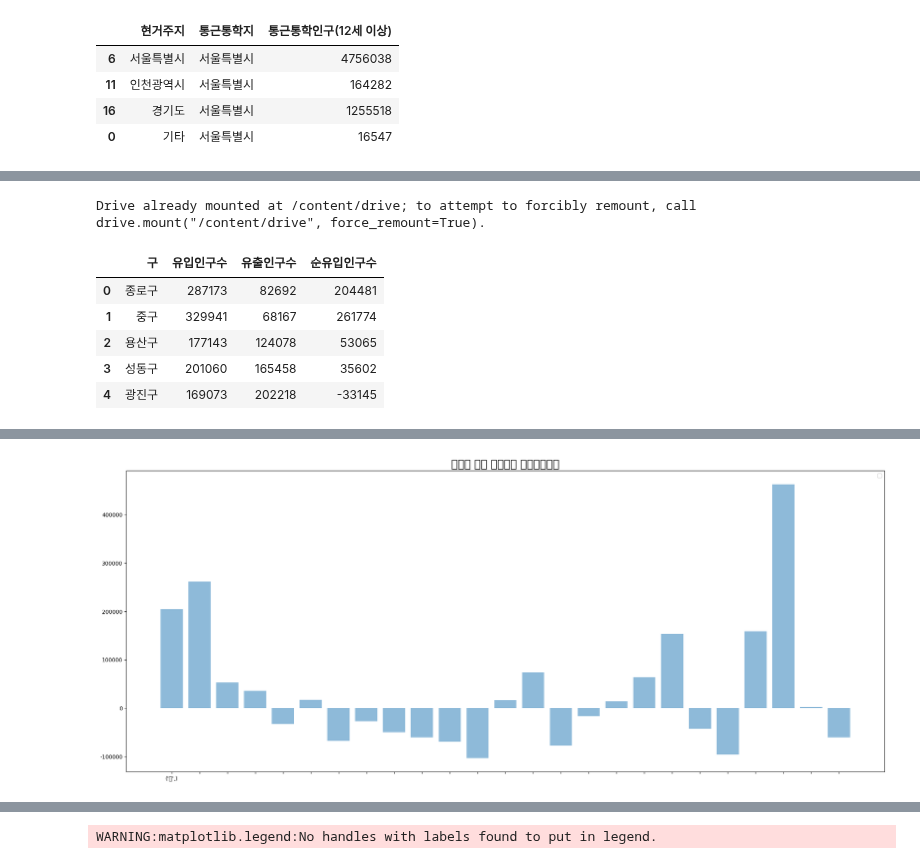
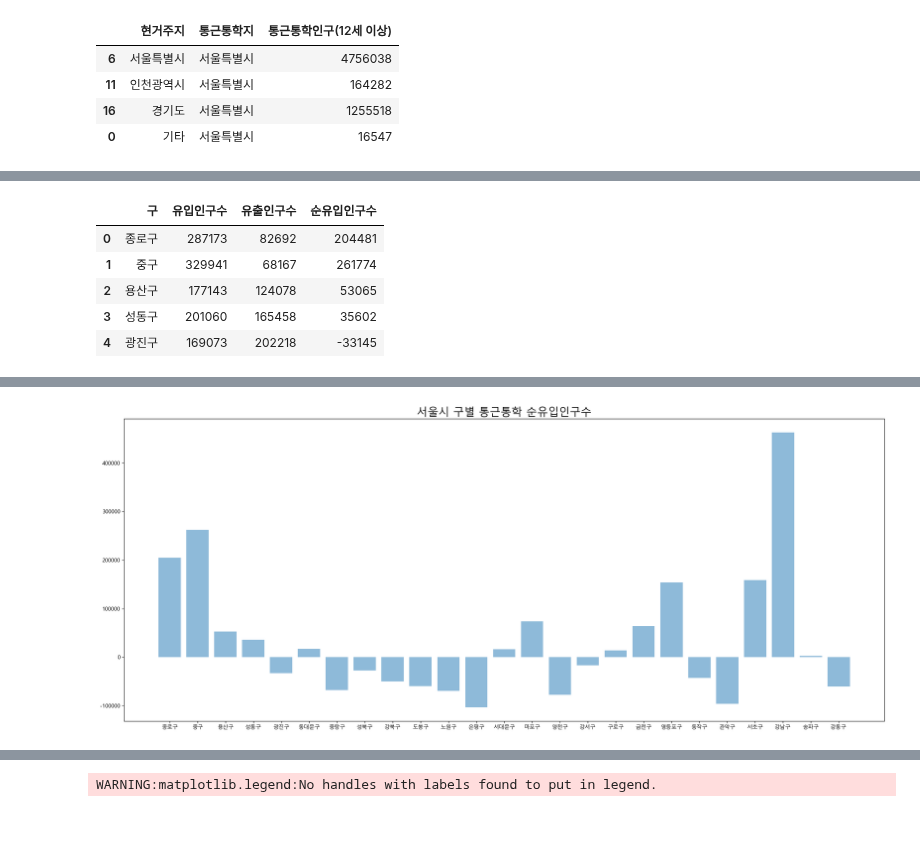
Before and after one commit to junhokim42/Python_study, a Jupyter notebook: Bigdata_training/Bigdata_analysis/Tayo_project/seoul_analysis.ipynb, the cells around one changed output, grey strips where cells are left out. Saved outputs shown, nothing was run; the diff lists cells and outputs as text; code cells hidden in the pictures; blank space fills up the shorter version.

```diff
--- a/Bigdata_training/Bigdata_analysis/Tayo_project/seoul_analysis.ipynb
+++ b/Bigdata_training/Bigdata_analysis/Tayo_project/seoul_analysis.ipynb
@@ -24,6 +24,5 @@ fc-cache: succeeded
 # %%
 #나눔폰트사용
 import matplotlib.pyplot as plt
-plt.rc('font', family='NanumBarunGothic')
-plt.rcParams['axes.unicode_minus'] = False
+plt.rcParams['font.family'] = 'Malgun Gothic'
 # %%
@@ -325,12 +320,12 @@ plt.show()
 # %%
-from google.colab import drive
-drive.mount('/content/drive')
+# from google.colab import drive
+# drive.mount('/content/drive')
 
 import pandas as pd
 import numpy as np
-seoul_parking_7 = pd.read_csv('/content/drive/MyDrive/unite/data/서울시구별들어오는통근통학인구.csv')
+seoul_parking_7 = pd.read_csv('./unite/data/서울시구별들어오는통근통학인구.csv')
 seoul_parking_7.columns = [['구', '유입인구수']]
-seoul_parking_8 = pd.read_csv('/content/drive/MyDrive/unite/data/서울시구별나가는통근통학인구.csv')
+seoul_parking_8 = pd.read_csv('./unite/data/서울시구별나가는통근통학인구.csv')
 seoul_parking_8.columns = [['구', '유출인구수']]
 seoul_Gu_inout = pd.merge(seoul_parking_7, seoul_parking_8)
 
@@ -340,7 +335,6 @@ def x(a,b):
 seoul_Gu_inout['순유입인구수']  = seoul_Gu_inout.apply(lambda f: x(f['유입인구수'],f['유출인구수']), axis=1)
 seoul_Gu_inout.head()
 # %% [output]
-Drive already mounted at /content/drive; to attempt to forcibly remount, call drive.mount("/content/drive", force_remount=True).
 |  | 구 | 유입인구수 | 유출인구수 | 순유입인구수 |
 | 0 | 종로구 | 287173 | 82692 | 204481 |
 | 1 | 중구 | 329941 | 68167 | 261774 |
@@ -351,6 +345,9 @@ Drive already mounted at /content/drive; to attempt to forcibly remount, call dr
 import matplotlib.pyplot as plt; plt.rcdefaults()
 import matplotlib.pyplot as plt
 import numpy as np
+
+plt.rc("font", family = "Malgun Gothic")
+plt.rc("axes", unicode_minus = False)
 
 plt.figure(figsize=(25,10))
 plt.title('서울시 구별 통근통학 순유입인구수', size=20)
@@ -359,10 +356,11 @@ index = np.arange(seoul_Gu_inout.shape[0])
 w = 0.5
 k = seoul_Gu_inout['순유입인구수'].values.tolist()
 klist = sum(k, [])
+k2 = seoul_Gu_inout['구'].values.tolist()
+klist2 = sum(k2, [])
 plt.bar(index, klist, align='center', alpha=0.5)
 
 plt.rcParams['axes.unicode_minus'] = False
-plt.legend()
-plt.xticks(index, seoul_Gu_inout['구'])
+plt.xticks(index, klist2)
 plt.show()
 # %% [output]
@@ -370,4 +367,4 @@ WARNING:matplotlib.legend:No handles with labels found to put in legend.
-[figure, old version]
+[figure, new version]
 # %%
 import matplotlib.pyplot as plt
 import numpy as np
```
Also changed, not shown: parts of 13 cells of this notebook, 8 other files.
